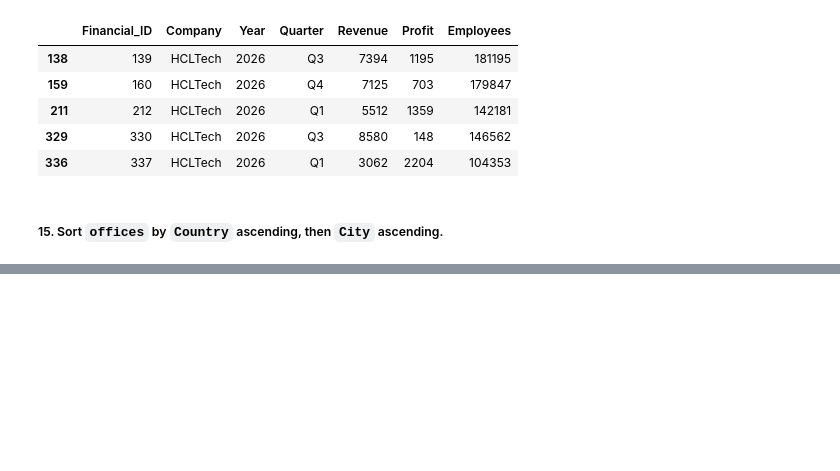
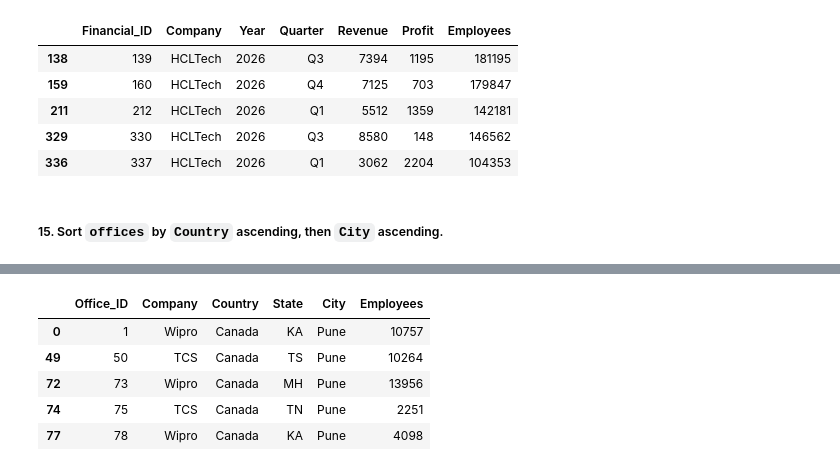
Before and after one commit to shiva3994/Projects, a Jupyter notebook: Python/L_Big4_India.ipynb, the cells around one changed output, grey strips where cells are left out. Drawn from its saved outputs; the diff is of its cells as text; code cells hidden in the pictures; blank space fills up the shorter version.

```diff
--- a/Python/L_Big4_India.ipynb
+++ b/Python/L_Big4_India.ipynb
@@ -1126,3 +1135,12 @@ data_dict['Company_Financials'].sort_values(by=['Company','Year'],ascending=[Tru
+# %%
+data_dict['Office_Locations'].sort_values(by=['Country','City'],ascending=[True,False]).head()
+# %% [output]
+|  | Office_ID | Company | Country | State | City | Employees |
+| 0 | 1 | Wipro | Canada | KA | Pune | 10757 |
+| 49 | 50 | TCS | Canada | TS | Pune | 10264 |
+| 72 | 73 | Wipro | Canada | MH | Pune | 13956 |
+| 74 | 75 | TCS | Canada | TN | Pune | 2251 |
+| 77 | 78 | Wipro | Canada | KA | Pune | 4098 |
 # %%
 ### Python
 
```
Also changed, not shown: parts of 1 cell of this notebook.
